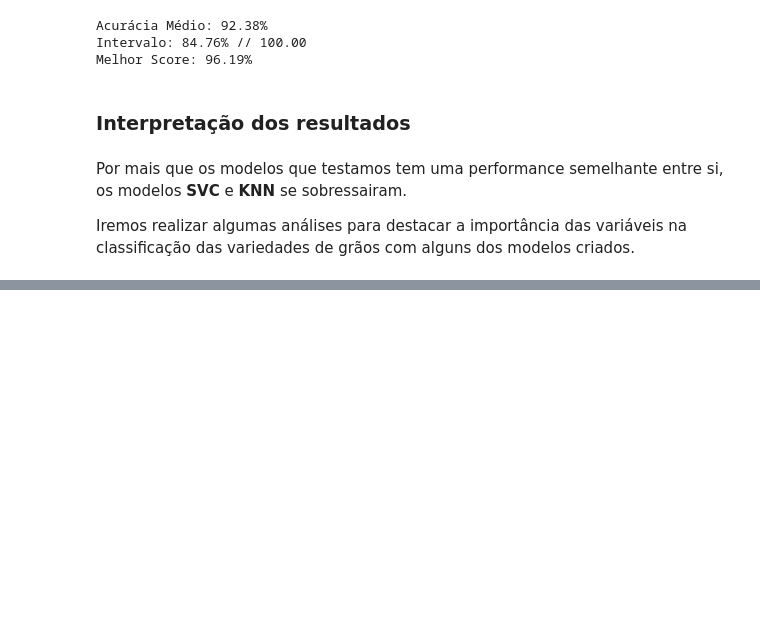
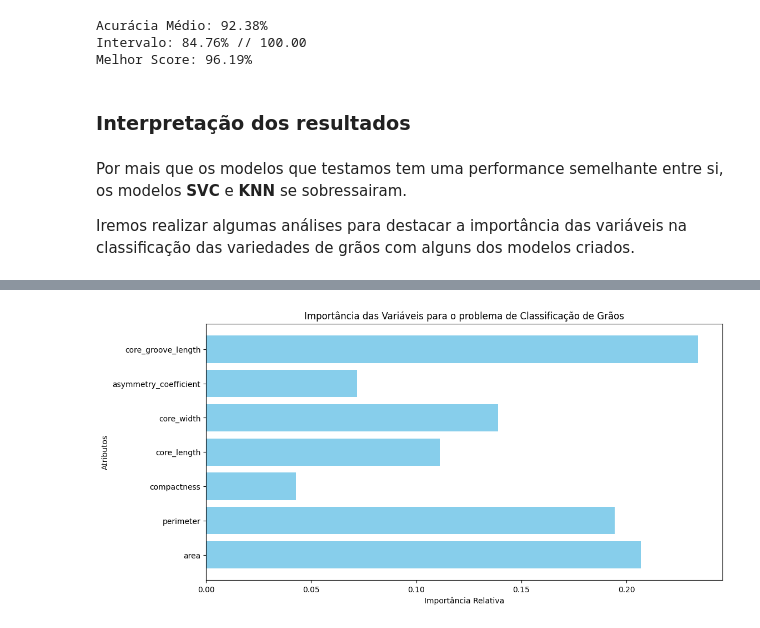
Before and after one commit to DiogoBotton/Machine_Learning_Training_Learn, a Jupyter notebook: Classificação/FIAP_Aulas/Atividade_Fase4/seeds_classifier.ipynb, the cells around one changed output, grey strips where cells are left out. Saved outputs shown, nothing was run; the diff lists cells and outputs as text; code cells hidden in the pictures; blank space fills up the shorter version.

```diff
--- a/Classificação/FIAP_Aulas/Atividade_Fase4/seeds_classifier.ipynb
+++ b/Classificação/FIAP_Aulas/Atividade_Fase4/seeds_classifier.ipynb
@@ -544,0 +554,11 @@ array([0.3809304 , 0.01300879, 0.        , 0.        , 0.01479383,
+# %%
+best_model_rf = model_rf_p.search.best_estimator_.named_steps['estimator']
+
+plt.figure(figsize=(12,6))
+plt.barh(X.columns, best_model_rf.feature_importances_, color='skyblue')
+plt.xlabel("Importância Relativa")
+plt.ylabel("Atributos")
+plt.title("Importância das Variáveis para o problema de Classificação de Grãos")
+plt.show()
+# %% [output]
+[figure, added]
```
Also changed, not shown: parts of 31 cells of this notebook, 2 other files.
